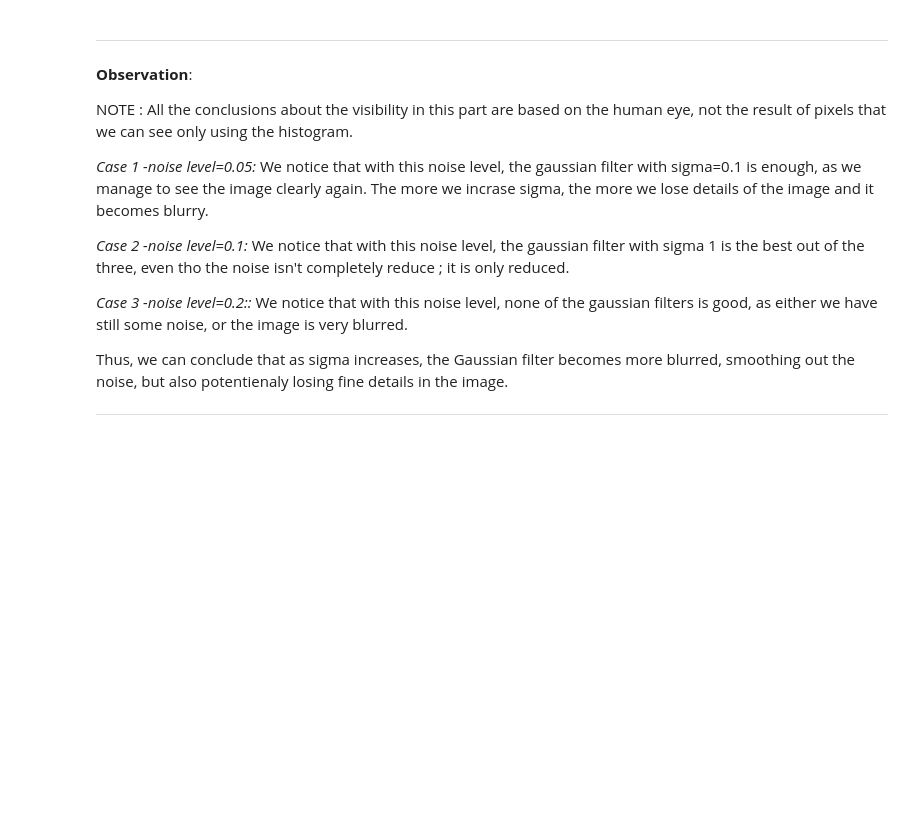
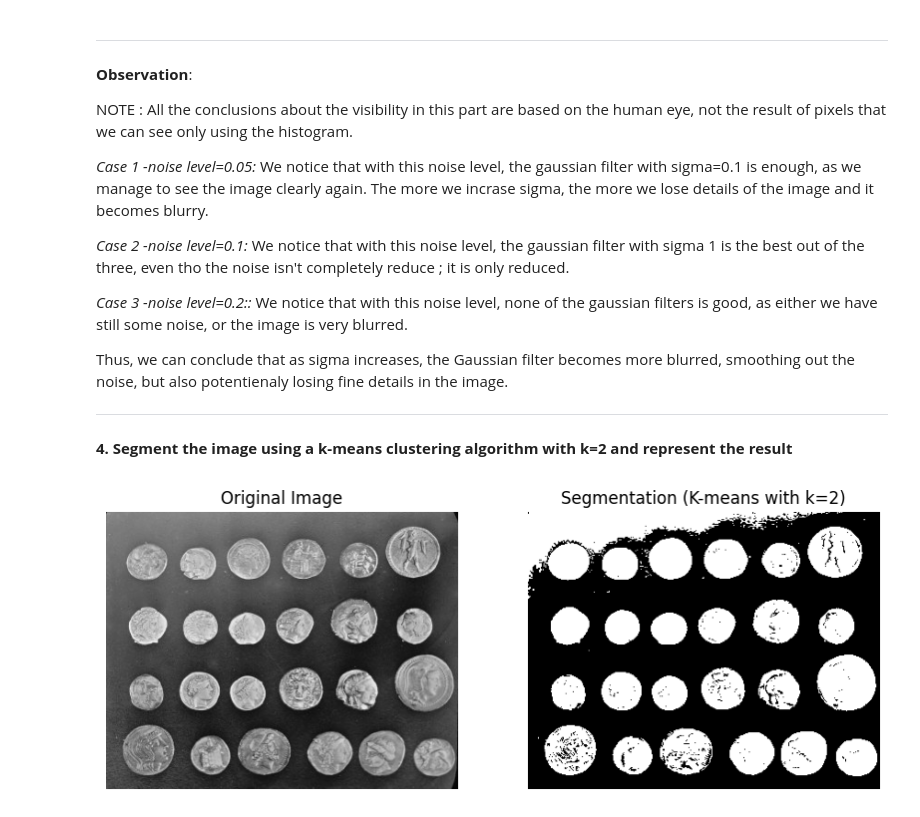
Before and after one commit to kindachamma1/ComputerVision2025, a Jupyter notebook: Exam_KindaChamma.ipynb, the cells around one changed output. Saved outputs shown, nothing was run; the diff lists cells and outputs as text; code cells hidden in the pictures; blank space fills up the shorter version.

```diff
--- a/Exam_KindaChamma.ipynb
+++ b/Exam_KindaChamma.ipynb
@@ -163,3 +163,40 @@ Thus, we can conclude that as sigma increases, the Gaussian filter becomes more
 
 
 ---
+# %% [markdown]
+**4. Segment the image using a k-means clustering algorithm with k=2 and represent the result**
+# %%
+import matplotlib.gridspec as gridspec
+from sklearn.cluster import KMeans
+
+# 2. K-means
+# Reshape the image into (N_PIXELS, N_FEATURES) for clustering
+v_I = np.reshape(IC, (-1, 1))  # shape: (303*384, 1)
+
+# Fit KMeans with 2 clusters
+n_clus = 2
+kmeans = KMeans(n_clusters=n_clus, random_state=0).fit(v_I)
+
+# Predict cluster assignments for each pixel
+v_kmeans = kmeans.predict(v_I)
+
+# Reshape clustered labels back to original image shape
+I_kmeans = np.reshape(v_kmeans, IC.shape)
+
+# 3. Visualization
+fig = plt.figure(figsize=(10, 10))
+gs = gridspec.GridSpec(1, 2)
+
+ax1 = fig.add_subplot(gs[0, 0])
+ax1.imshow(IC, cmap=plt.cm.gray)
+ax1.set_title('Original Image')
+ax1.axis('off')
+
+ax2 = fig.add_subplot(gs[0, 1])
+ax2.imshow(I_kmeans, cmap=plt.cm.gray)
+ax2.set_title('Segmentation (K-means with k={})'.format(n_clus))
+ax2.axis('off')
+
+plt.show()
+# %% [output]
+[figure, added]
```
Also changed, not shown: parts of 5 cells of this notebook.
